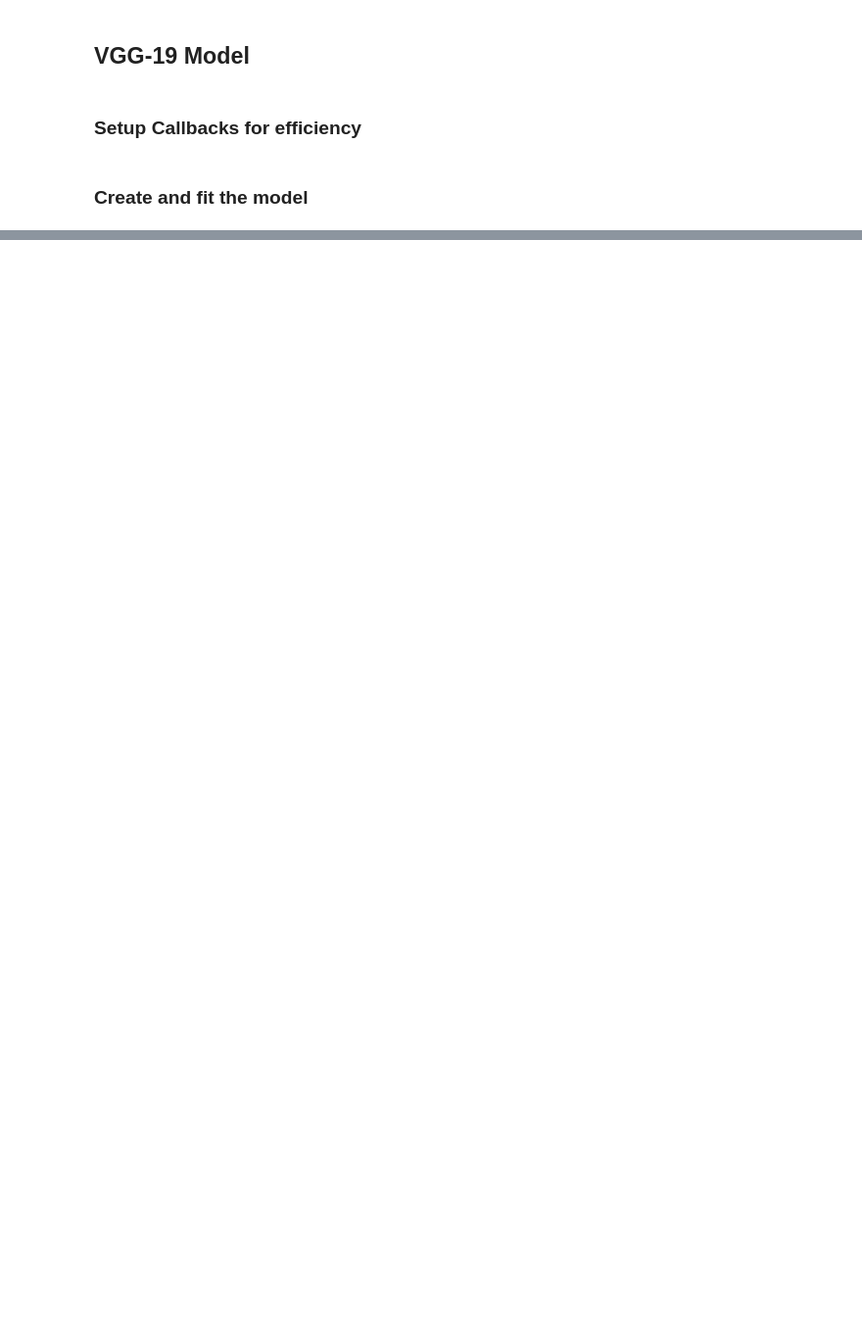
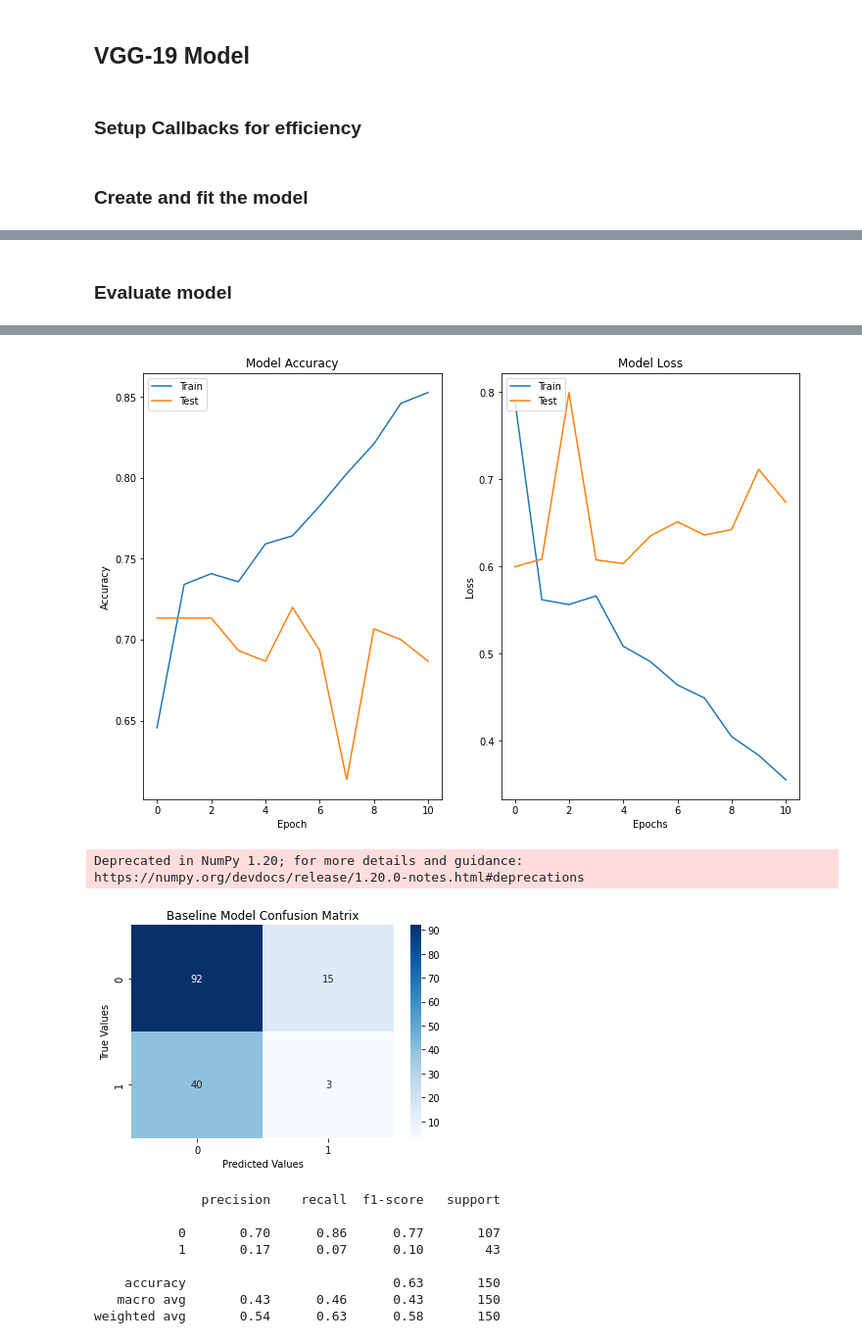
Before and after one commit to samoliver3/capstone-STRIP-AI, a Jupyter notebook: STRIP.ipynb, the cells around one changed output, grey strips where cells are left out. Shown at 98% size. Saved outputs shown, nothing was run; the diff lists cells and outputs as text; code cells hidden in the pictures; blank space fills up the shorter version.

Commit message:
Added VGG-19 model, added evaluation methods, and added lots of markdown.

```diff
--- a/STRIP.ipynb
+++ b/STRIP.ipynb
@@ -605,7 +808,7 @@ print(classification_report(y_t, y_hat))
 
 # Going to use EarlyStopping Callback
 es = EarlyStopping(monitor='val_acc', mode='max', verbose=1, patience=10,
-                   min_delta = .1)
+                   min_delta=0.01)
 
 # Instantiate ModelCheckpoint Callback
 mc = ModelCheckpoint('best_model.h5', monitor='val_acc', mode='max',
@@ -624,21 +827,21 @@ vgg_params = VGG19(
 vgg_params.trainable = False     # freeze the base model
 
 # create sequential model, add VGG-19 frozen base model, then add more layers
-mod2 = models.Sequential()
-mod2.add(vgg_params)
-mod2.add(Flatten())
-mod2.add(Dense(64, activation='relu'))
-mod2.add(Dense(1, activation='sigmoid'))
+model = models.Sequential()
+model.add(vgg_params)
+model.add(Flatten())
+model.add(Dense(64, activation='relu'))
+model.add(Dense(1, activation='sigmoid'))
 
 # define optimizer
-opt = keras.optimizers.Adam(learning_rate=1e-3)
+opt = keras.optimizers.Adam(learning_rate=1e-6)
 
 # Compile the model
-mod2.compile(
+model.compile(
         loss='binary_crossentropy',
-        optimizer=opt,
+        optimizer='adam',
         metrics=['acc']
 )
 
-mod2.summary()
+model.summary()
 # %% [output]
@@ -666,7 +866,7 @@ _________________________________________________________________
 original_start = datetime.datetime.now()
 start = datetime.datetime.now()
 
-history = mod2.fit(
+history = model.fit(
     x=train_gen,
     steps_per_epoch=train_gen.n//train_gen.batch_size,
     validation_data=test_gen,
@@ -683,0 +899,9 @@ KeyboardInterrupt: ignored
+# %% [markdown]
+### Evaluate model
+# %%
+# evaluate the best model epoch
+from keras.models import load_model
+saved_model = load_model('best_model.h5')
+# %%
+eval(history, saved_model, test_gen, test)
+# %% [output]
@@ -683,0 +911,11 @@ KeyboardInterrupt: ignored
+[figure, added]
+Deprecated in NumPy 1.20; for more details and guidance: https://numpy.org/devdocs/release/1.20.0-notes.html#deprecations
+[figure, added]
+              precision    recall  f1-score   support
+
+           0       0.70      0.86      0.77       107
+           1       0.17      0.07      0.10        43
+
+    accuracy                           0.63       150
+   macro avg       0.43      0.46      0.43       150
+weighted avg       0.54      0.63      0.58       150
```
Also changed, not shown: parts of 36 cells of this notebook.
